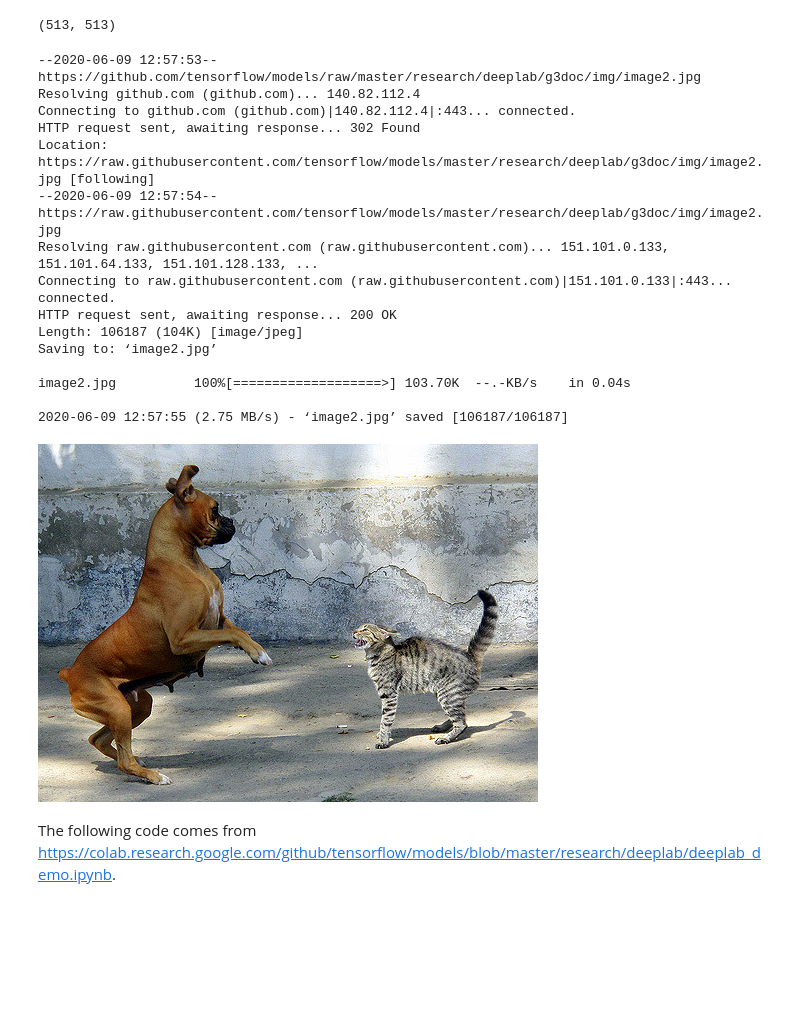
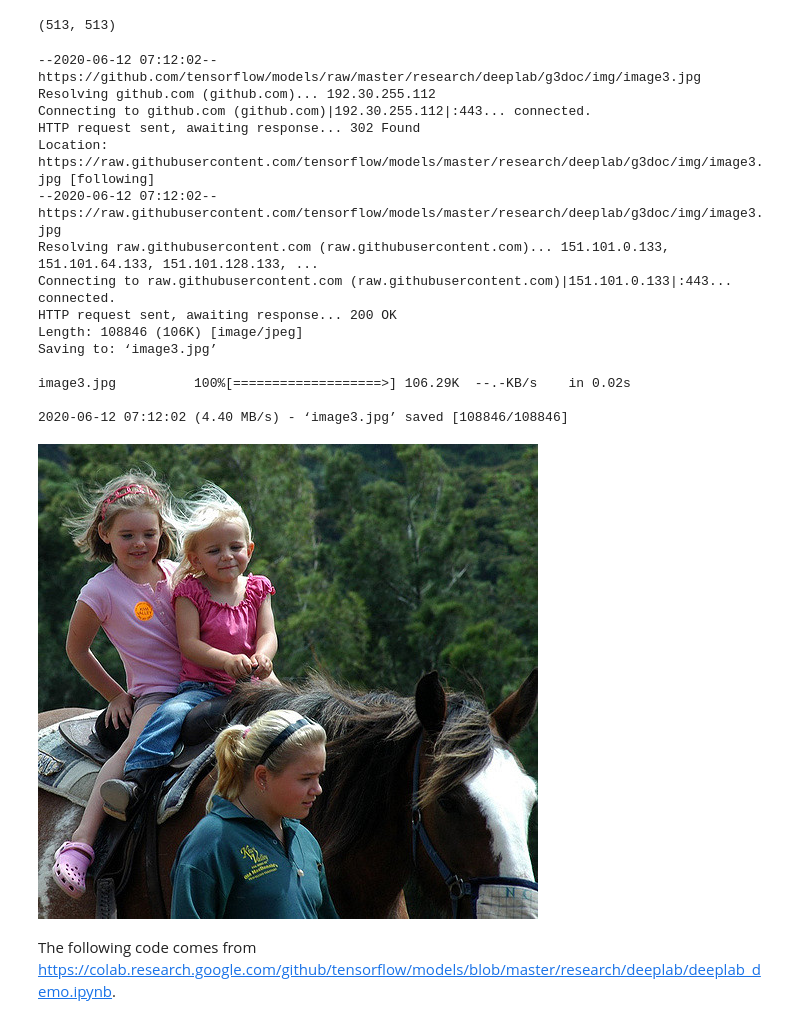
Before and after one commit to sayakpaul/Adventures-in-TensorFlow-Lite, a Jupyter notebook: DeepLab_TFLite_COCO.ipynb, the cells around one changed output. Cells and saved outputs as stored; diff of their text form; code cells hidden in the pictures; blank space fills up the shorter version.

```diff
--- a/DeepLab_TFLite_COCO.ipynb
+++ b/DeepLab_TFLite_COCO.ipynb
@@ -145,31 +145,31 @@ print(input_size)
 (513, 513)
 # %%
 #@title Provide a URL to your image to download
-IMAGE_URL = 'https://github.com/tensorflow/models/raw/master/research/deeplab/g3doc/img/image2.jpg' #@param {type:"string"}
+IMAGE_URL = 'https://github.com/tensorflow/models/raw/master/research/deeplab/g3doc/img/image3.jpg' #@param {type:"string"}
 !wget {IMAGE_URL}
 # %% [output]
---2020-06-09 12:57:53--  https://github.com/tensorflow/models/raw/master/research/deeplab/g3doc/img/image2.jpg
-Resolving github.com (github.com)... 140.82.112.4
-Connecting to github.com (github.com)|140.82.112.4|:443... connected.
+--2020-06-12 07:12:02--  https://github.com/tensorflow/models/raw/master/research/deeplab/g3doc/img/image3.jpg
+Resolving github.com (github.com)... 192.30.255.112
+Connecting to github.com (github.com)|192.30.255.112|:443... connected.
 HTTP request sent, awaiting response... 302 Found
-Location: https://raw.githubusercontent.com/tensorflow/models/master/research/deeplab/g3doc/img/image2.jpg [following]
---2020-06-09 12:57:54--  https://raw.githubusercontent.com/tensorflow/models/master/research/deeplab/g3doc/img/image2.jpg
+Location: https://raw.githubusercontent.com/tensorflow/models/master/research/deeplab/g3doc/img/image3.jpg [following]
+--2020-06-12 07:12:02--  https://raw.githubusercontent.com/tensorflow/models/master/research/deeplab/g3doc/img/image3.jpg
 Resolving raw.githubusercontent.com (raw.githubusercontent.com)... 151.101.0.133, 151.101.64.133, 151.101.128.133, ...
 Connecting to raw.githubusercontent.com (raw.githubusercontent.com)|151.101.0.133|:443... connected.
 HTTP request sent, awaiting response... 200 OK
-Length: 106187 (104K) [image/jpeg]
-Saving to: ‘image2.jpg’
+Length: 108846 (106K) [image/jpeg]
+Saving to: ‘image3.jpg’
 
-image2.jpg          100%[===================>] 103.70K  --.-KB/s    in 0.04s
+image3.jpg          100%[===================>] 106.29K  --.-KB/s    in 0.02s
 
-2020-06-09 12:57:55 (2.75 MB/s) - ‘image2.jpg’ saved [106187/106187]
+2020-06-12 07:12:02 (4.40 MB/s) - ‘image3.jpg’ saved [108846/108846]
 # %%
 from PIL import Image
 
-image = Image.open('image2.jpg') # Change this filename accordingly
+image = Image.open('image3.jpg') # Change this filename accordingly
 image
 # %% [output]
-[figure, old version]
+[figure, new version]
 # %%
 # Preprocessing: convert the input image to the size required by the model
 # Courtesy: Khanh
```
Also changed, not shown: parts of 7 cells of this notebook.
